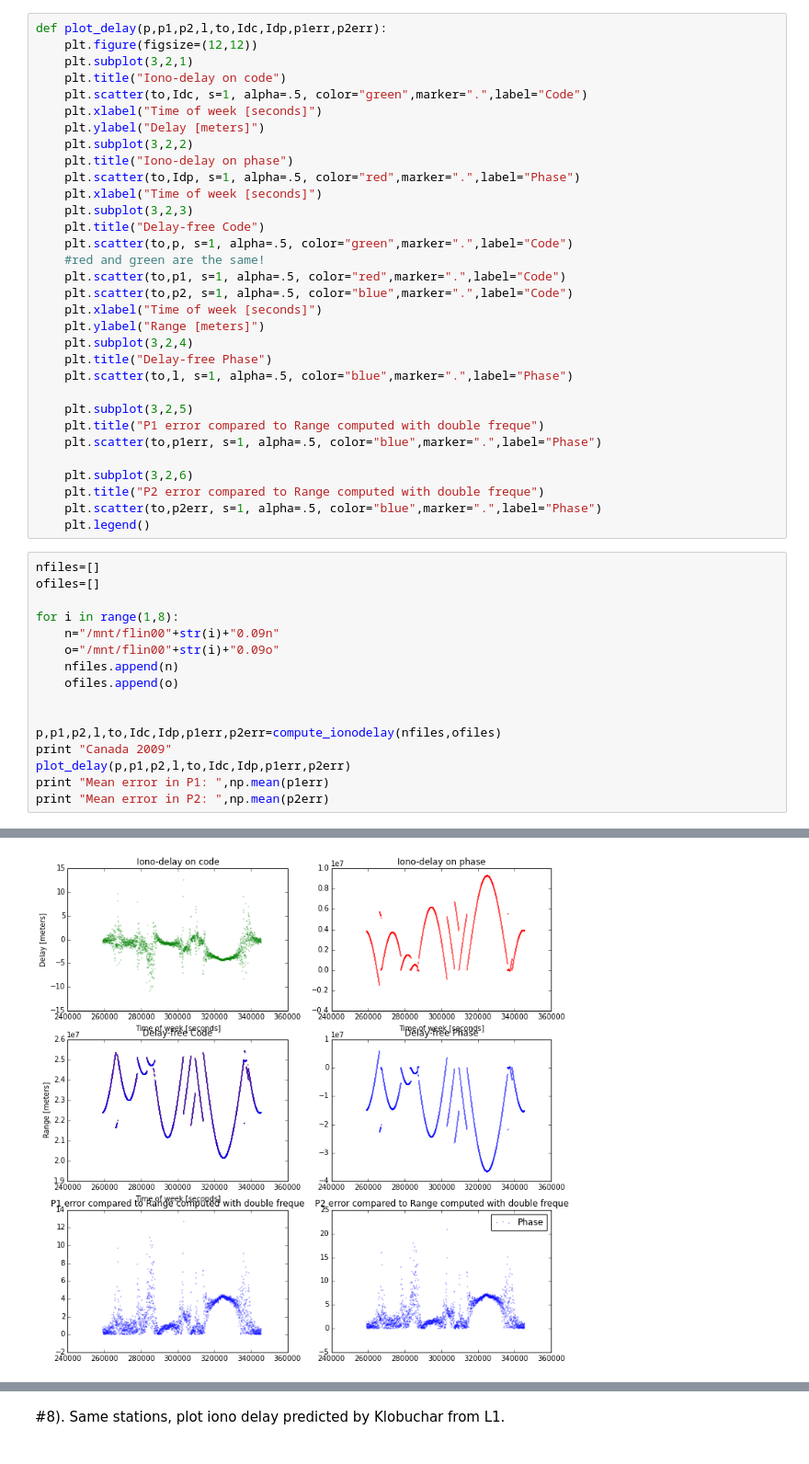
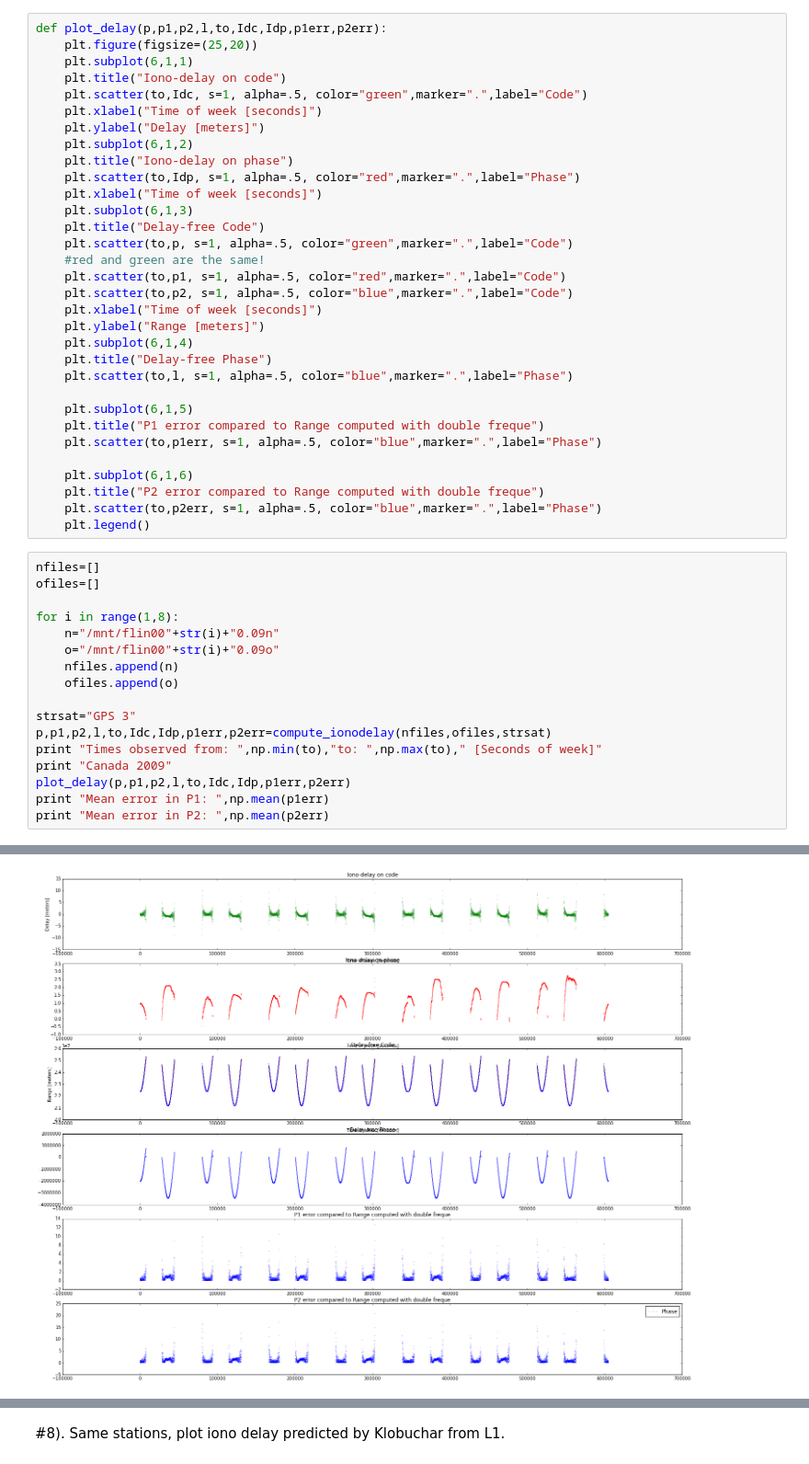
Before and after one commit to loveforeverLi/Trabajo_GNSS, a Jupyter notebook: Ejercios 2 GPSTK.ipynb, the cells around one changed output, grey strips where cells are left out. Shown at 92% size. Drawn from its saved outputs; the diff is of its cells as text.

Commit message:
Iono delay estimations with Klobuchar model and double frequency on a week

```diff
--- a/Ejercios 2 GPSTK.ipynb
+++ b/Ejercios 2 GPSTK.ipynb
@@ -70,17 +68,17 @@ def compute_ionodelay(nfiles,ofiles): #one week data
     return p,p1,p2,l,to,Id_code,Id_phase,p1err,p2err
 # %%
 def plot_delay(p,p1,p2,l,to,Idc,Idp,p1err,p2err):
-    plt.figure(figsize=(12,12))
-    plt.subplot(3,2,1)
+    plt.figure(figsize=(25,20))
+    plt.subplot(6,1,1)
     plt.title("Iono-delay on code")
     plt.scatter(to,Idc, s=1, alpha=.5, color="green",marker=".",label="Code")
     plt.xlabel("Time of week [seconds]")
     plt.ylabel("Delay [meters]")
-    plt.subplot(3,2,2)
+    plt.subplot(6,1,2)
     plt.title("Iono-delay on phase")
     plt.scatter(to,Idp, s=1, alpha=.5, color="red",marker=".",label="Phase")
     plt.xlabel("Time of week [seconds]")
-    plt.subplot(3,2,3)
+    plt.subplot(6,1,3)
     plt.title("Delay-free Code")
     plt.scatter(to,p, s=1, alpha=.5, color="green",marker=".",label="Code")
     #red and green are the same!
@@ -88,15 +86,15 @@ def plot_delay(p,p1,p2,l,to,Idc,Idp,p1err,p2err):
     plt.scatter(to,p2, s=1, alpha=.5, color="blue",marker=".",label="Code")
     plt.xlabel("Time of week [seconds]")
     plt.ylabel("Range [meters]")
-    plt.subplot(3,2,4)
+    plt.subplot(6,1,4)
     plt.title("Delay-free Phase")
     plt.scatter(to,l, s=1, alpha=.5, color="blue",marker=".",label="Phase")
 
-    plt.subplot(3,2,5)
+    plt.subplot(6,1,5)
     plt.title("P1 error compared to Range computed with double freque")
     plt.scatter(to,p1err, s=1, alpha=.5, color="blue",marker=".",label="Phase")
 
-    plt.subplot(3,2,6)
+    plt.subplot(6,1,6)
     plt.title("P2 error compared to Range computed with double freque")
     plt.scatter(to,p2err, s=1, alpha=.5, color="blue",marker=".",label="Phase")
     plt.legend()
@@ -110,8 +108,9 @@ for i in range(1,8):
     nfiles.append(n)
     ofiles.append(o)
 
-
-p,p1,p2,l,to,Idc,Idp,p1err,p2err=compute_ionodelay(nfiles,ofiles)
+strsat="GPS 3"
+p,p1,p2,l,to,Idc,Idp,p1err,p2err=compute_ionodelay(nfiles,ofiles,strsat)
+print "Times observed from: ",np.min(to),"to: ",np.max(to)," [Seconds of week]"
 print "Canada 2009"
 plot_delay(p,p1,p2,l,to,Idc,Idp,p1err,p2err)
 print "Mean error in P1: ",np.mean(p1err)
@@ -123,4 +123,4 @@ Mean error in P2:  2.97352672652
-[figure, old version]
+[figure, new version]
 # %%
 nfiles=[]
 ofiles=[]
```
Also changed, not shown: parts of 11 cells of this notebook.
